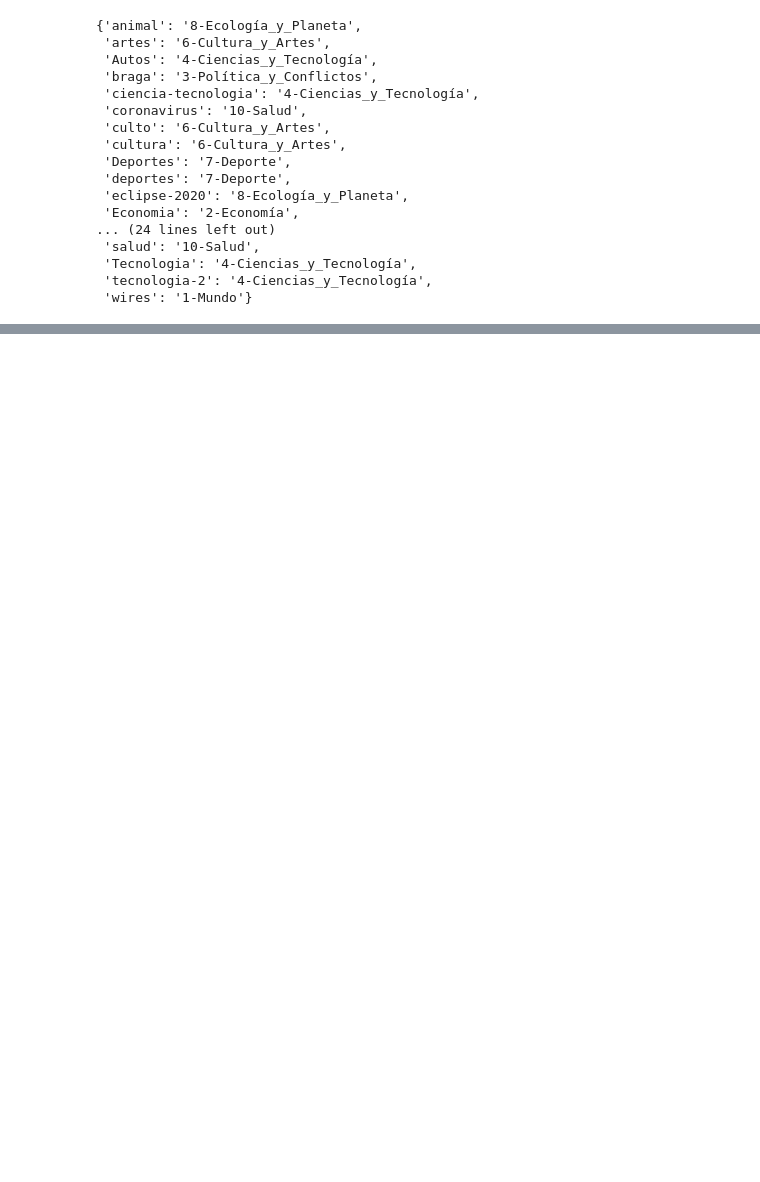
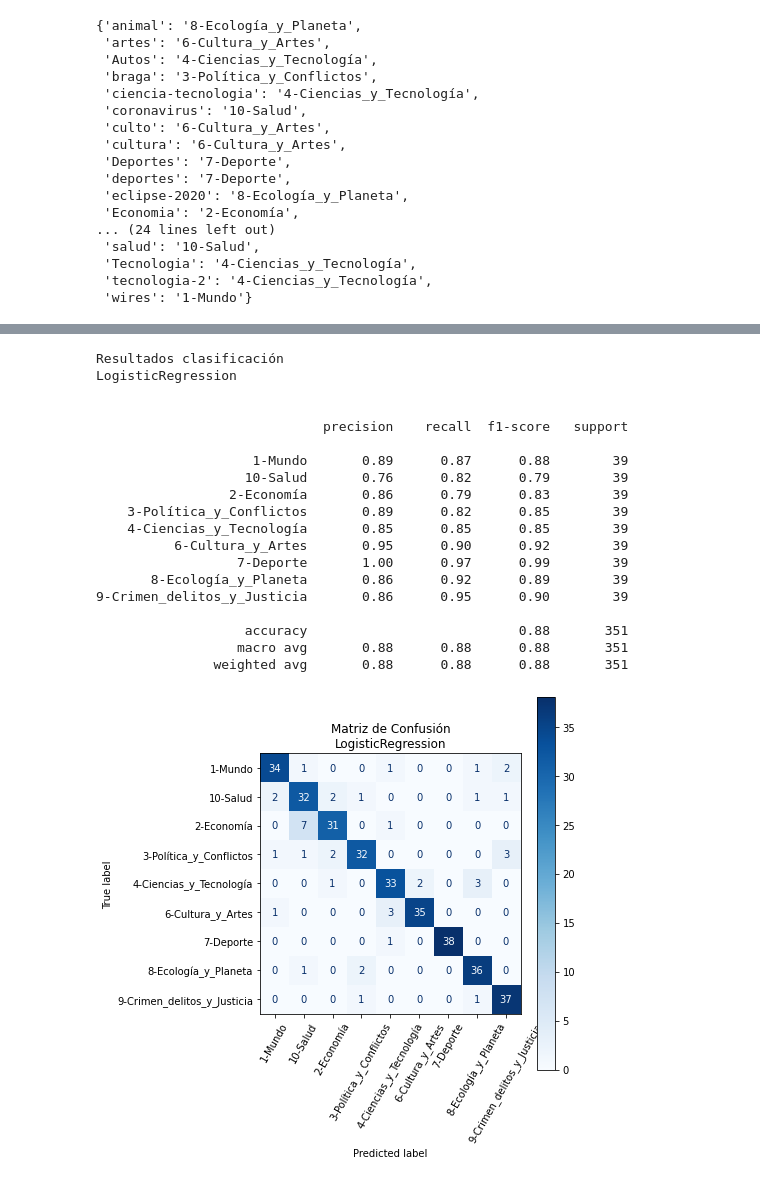
Before and after one commit to matiasbarram/INFO279-TAL-Proyecto, a Jupyter notebook: intento_01_clasificacion_noticias.ipynb, the cells around one changed output, grey strips where cells are left out. Saved outputs shown, nothing was run; the diff lists cells and outputs as text; code cells hidden in the pictures; blank space fills up the shorter version.

```diff
--- a/intento_01_clasificacion_noticias.ipynb
+++ b/intento_01_clasificacion_noticias.ipynb
@@ -231,0 +312,5 @@ def spacy_tokenizer(sentence, stem=True):
+# %%
+%%time
+vectorizer = TfidfVectorizer(preprocessor=partial(spacy_tokenizer, stem=False))
+XD = vectorizer.fit_transform(final_df['text'].values)
+feature_names = vectorizer.get_feature_names()
@@ -231,0 +320,7 @@ def spacy_tokenizer(sentence, stem=True):
+# %%
+X_train = XD[train_idxs]
+X_test = XD[test_idxs]
+# %%
+%%time
+lgr = LogisticRegression(random_state=42, multi_class='ovr', class_weight=None)
+lgr.fit(X_train, ylabels_train_target)
@@ -232,3 +365,40 @@ def spacy_tokenizer(sentence, stem=True):
+# %%
+def results(ylb, text_clf, X_test):
+    predicted = text_clf.predict(X_test)
+    clf_name = type(text_clf).__name__
+    print(f"Resultados clasificación\n{clf_name}\n\n")
+    print(classification_report(ylb, predicted, target_names=true_labels))
+    fig, ax = plt.subplots(figsize=(7, 7), tight_layout=True)
+    plot_confusion_matrix(text_clf, X_test, ylb,
+                          display_labels=true_labels,
+                          ax=ax,
+                          cmap='Blues')
+    ax.set_title(f"Matriz de Confusión\n{clf_name}")
+    plt.xticks(rotation=60)
+    plt.show()
+# %%
+results(ylabels_test_target, lgr, X_test)
+# %% [output]
+Resultados clasificación
+LogisticRegression
+
+
+                             precision    recall  f1-score   support
+
+                    1-Mundo       0.89      0.87      0.88        39
+                   10-Salud       0.76      0.82      0.79        39
+                 2-Economía       0.86      0.79      0.83        39
+    3-Política_y_Conflictos       0.89      0.82      0.85        39
+    4-Ciencias_y_Tecnología       0.85      0.85      0.85        39
+          6-Cultura_y_Artes       0.95      0.90      0.92        39
+                  7-Deporte       1.00      0.97      0.99        39
+       8-Ecología_y_Planeta       0.86      0.92      0.89        39
+9-Crimen_delitos_y_Justicia       0.86      0.95      0.90        39
+
+                   accuracy                           0.88       351
+                  macro avg       0.88      0.88      0.88       351
+               weighted avg       0.88      0.88      0.88       351
+[figure, added]
 # %%
 text = final_df.sample(n=1)['text'].values[0][:100]
 print(text)
```
Also changed, not shown: parts of 22 cells of this notebook.
